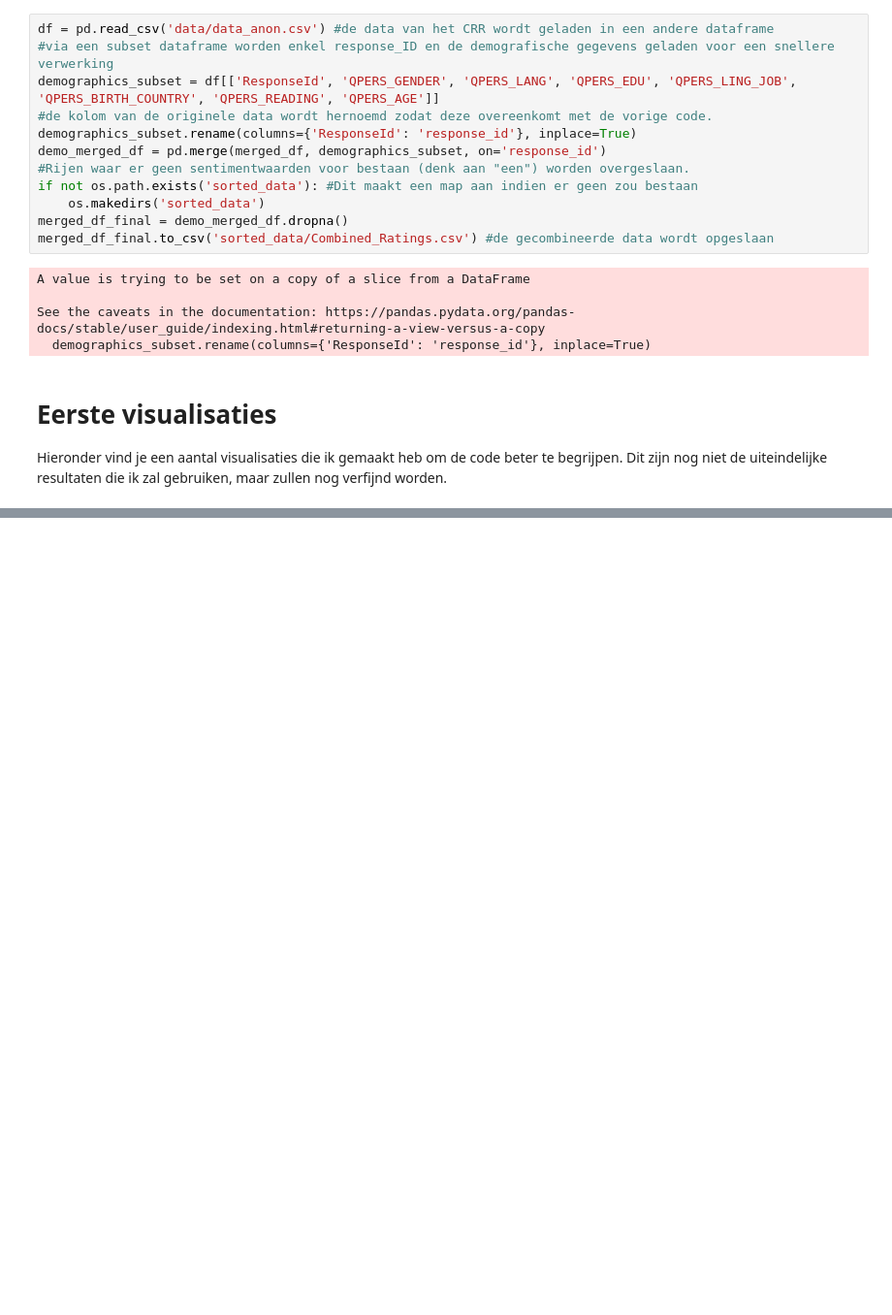
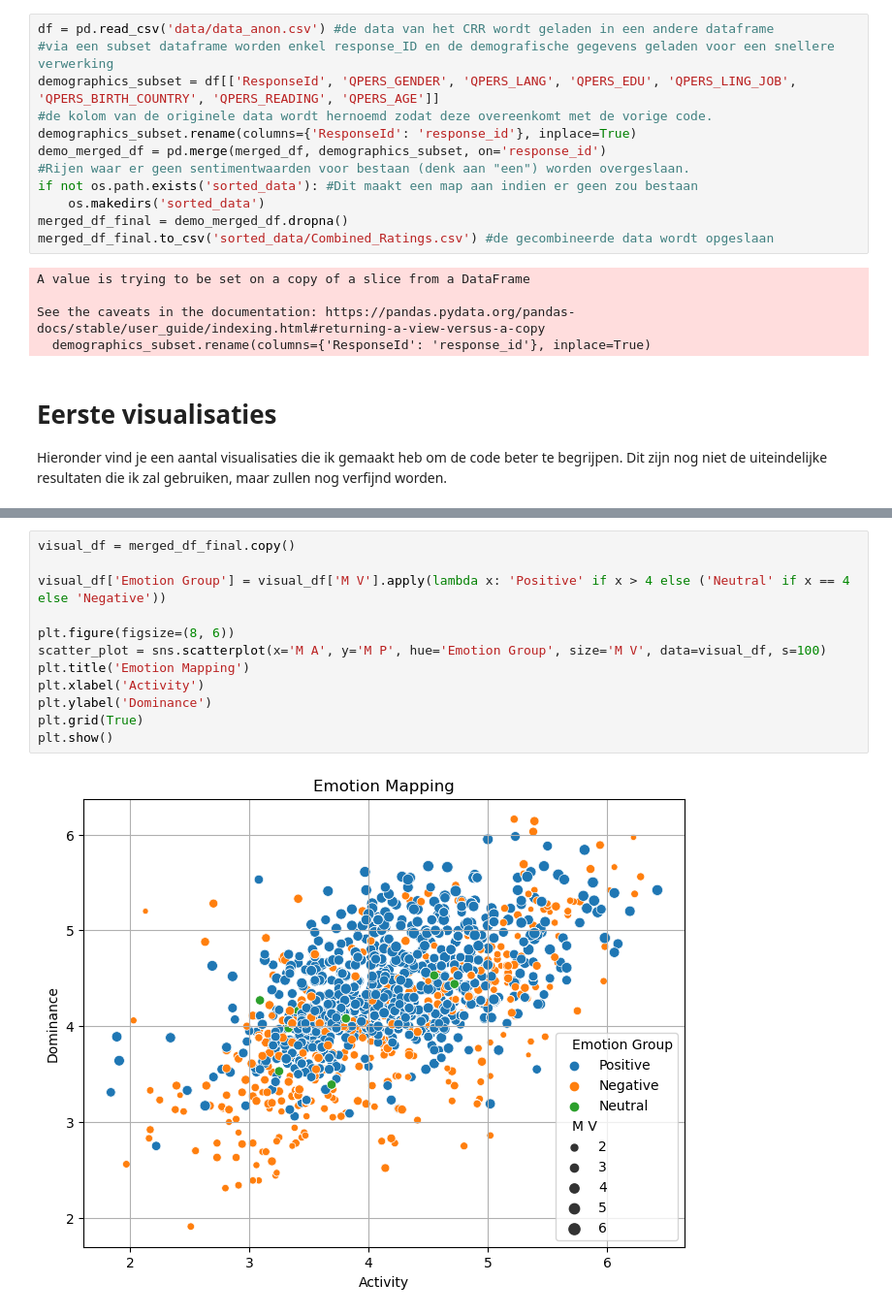
Before and after one commit to AntheSevenants/CanonComments, a Jupyter notebook: 1-tokenisation.ipynb, the cells around one changed output, grey strips where cells are left out. Shown at 97% size. Drawn from its saved outputs; the diff is of its cells as text; blank space fills up the shorter version.

Commit message:
Emotion mapping + LM added

```diff
--- a/1-tokenisation.ipynb
+++ b/1-tokenisation.ipynb
@@ -318,0 +397,14 @@ for wordnorm in wordnorms:
+# %%
+visual_df = merged_df_final.copy()
+
+visual_df['Emotion Group'] = visual_df['M V'].apply(lambda x: 'Positive' if x > 4 else ('Neutral' if x == 4 else 'Negative'))
+
+plt.figure(figsize=(8, 6))
+scatter_plot = sns.scatterplot(x='M A', y='M P', hue='Emotion Group', size='M V', data=visual_df, s=100)
+plt.title('Emotion Mapping')
+plt.xlabel('Activity')
+plt.ylabel('Dominance')
+plt.grid(True)
+plt.show()
+# %% [output]
+[figure, added]
```
Also changed, not shown: parts of 7 cells of this notebook, 2 other files.
